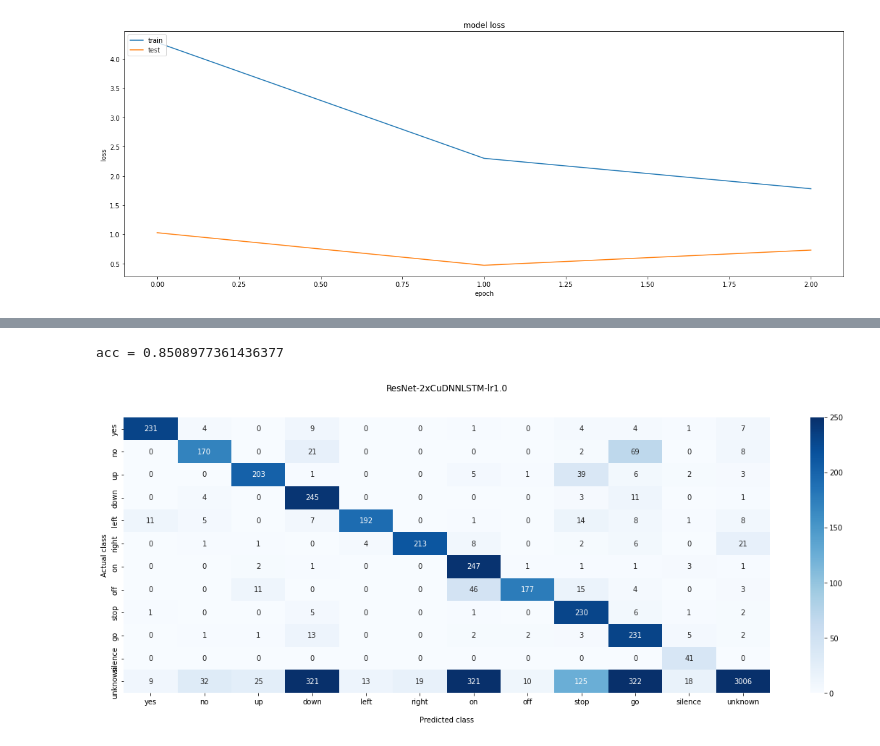
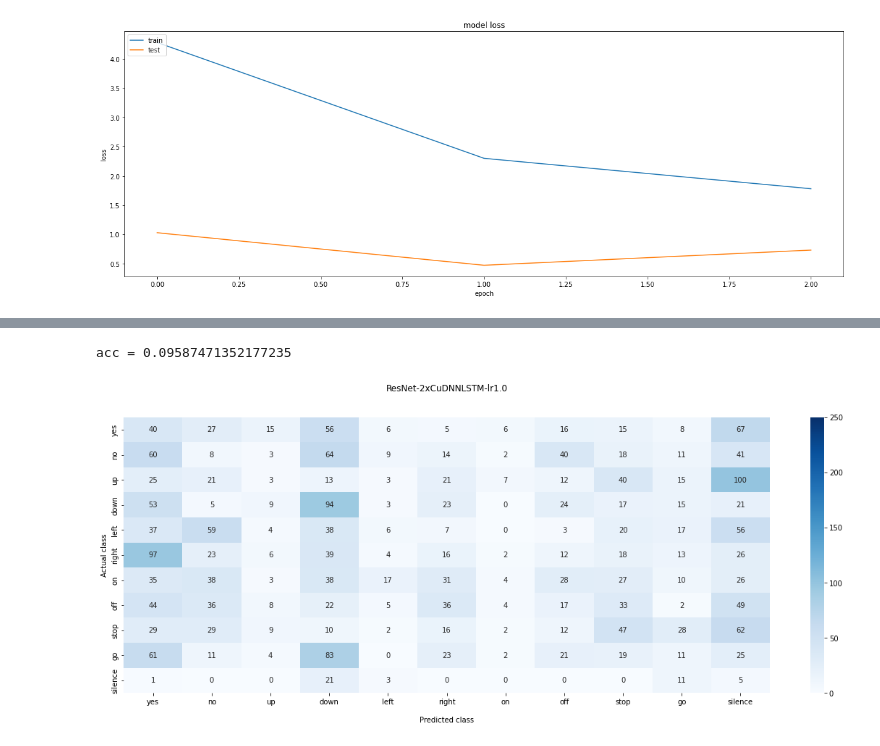
Before and after one commit to kpmrozowski/wut-mini-deep-learning, a Jupyter notebook: speech-recognition/train_unknowns.ipynb, the cells around one changed output, grey strips where cells are left out. Saved outputs shown, nothing was run; the diff lists cells and outputs as text; code cells hidden in the pictures.

Commit message:
improved 3-staged learning

```diff
--- a/speech-recognition/train_unknowns.ipynb
+++ b/speech-recognition/train_unknowns.ipynb
@@ -543,0 +622,9 @@ Epoch 3/3
+# %%
+for i in range(len(sr2.m.layers) - 7):
+    sr2.m.layers[i].trainable = True
+sr2.m.compile(loss='categorical_crossentropy',
+             optimizer=Adadelta(learning_rate=1.0,
+                                rho=0.95,
+                                epsilon=1e-07,
+                                name="Adadelta"),
+             metrics=['accuracy'])
@@ -543,0 +668,10 @@ Epoch 3/3
+# %%
+history = sr2.m.fit(X_train_known,
+                   to_categorical(Y_train_known),
+                   batch_size = 64,
+                   epochs = 3000,
+                   verbose = 1, shuffle = True,
+                   class_weight = class_weights_known,
+                   validation_data = (X_val_known, to_categorical(Y_val_known)),
+                   callbacks = [checkpointer, tensorboard, sheluder]) # add more callbacks if you want
+# 4 -> 100, 18 -> 249
@@ -569,5 +721,5 @@ dict_keys(['loss', 'accuracy', 'val_loss', 'val_accuracy', 'lr'])
 [figure]
 [figure]
 # %%
-val_pred = sr2.m.predict(X_val, batch_size = batch_size, verbose = 1)
+val_pred_known = sr2.m.predict(X_val_known, batch_size = batch_size, verbose = 1)
 # %% [output]
@@ -611,10 +783,10 @@ print(confusion_matrix(Y_val, np.argmax(val_pred, axis = 1)))
 # %%
-cf_mat = confusion_matrix(Y_val, np.argmax(val_pred, axis = 1))
+cf_mat = confusion_matrix(Y_val_known, np.argmax(val_pred_known, axis = 1))
 b = cf_mat.copy()
 sum = 0.0
 sum_diag = 0.0
-for i in range(cf_mat.shape[0]-1):
-   for j in range(cf_mat.shape[0]-1):
+for i in range(cf_mat.shape[0]):
+   for j in range(cf_mat.shape[0]):
       if j != i:
          sum += cf_mat[i][j]
       else:
@@ -622,15 +794,15 @@ for i in range(cf_mat.shape[0]-1):
 acc = sum_diag / (sum + sum_diag)
 print('acc =', acc)
 # %% [output]
-acc = 0.8508977361436377
+acc = 0.09587471352177235
 # %%
 ax = sns.heatmap(cf_mat, annot=cf_mat, fmt='', cmap='Blues', vmin=0, vmax=250)
 ax.set_title('ResNet-2xCuDNNLSTM-lr1.0\n\n')
 ax.set_xlabel('\nPredicted class')
 ax.set_ylabel('Actual class')
 ## Ticket labels - List must be in alphabetical order
-ax.xaxis.set_ticklabels(classes)
-ax.yaxis.set_ticklabels(classes)
+ax.xaxis.set_ticklabels(classes_known)
+ax.yaxis.set_ticklabels(classes_known)
 plt.show()
 # %% [output]
-[figure, old version]
+[figure, new version]
```
Also changed, not shown: parts of 41 cells of this notebook.
